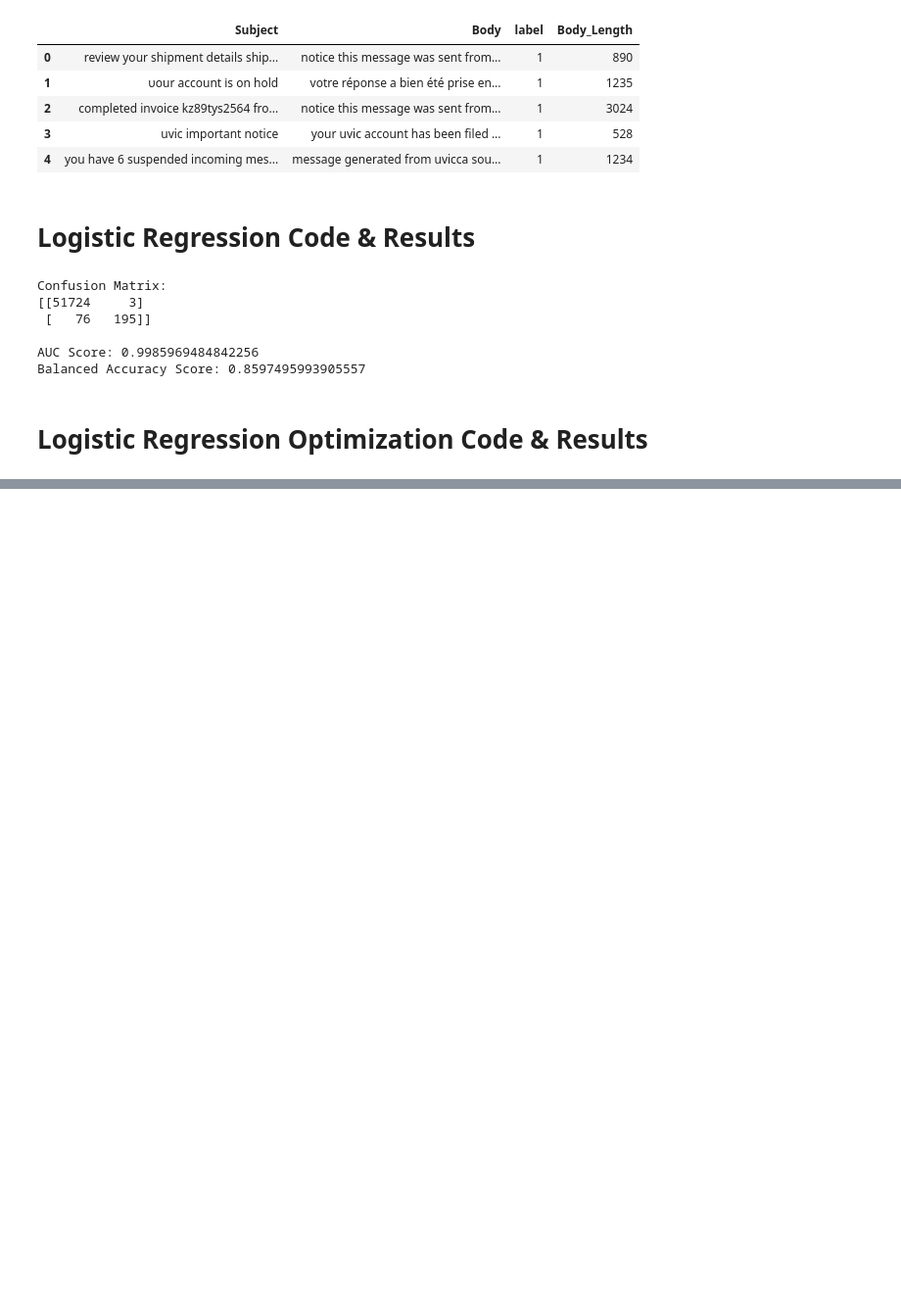
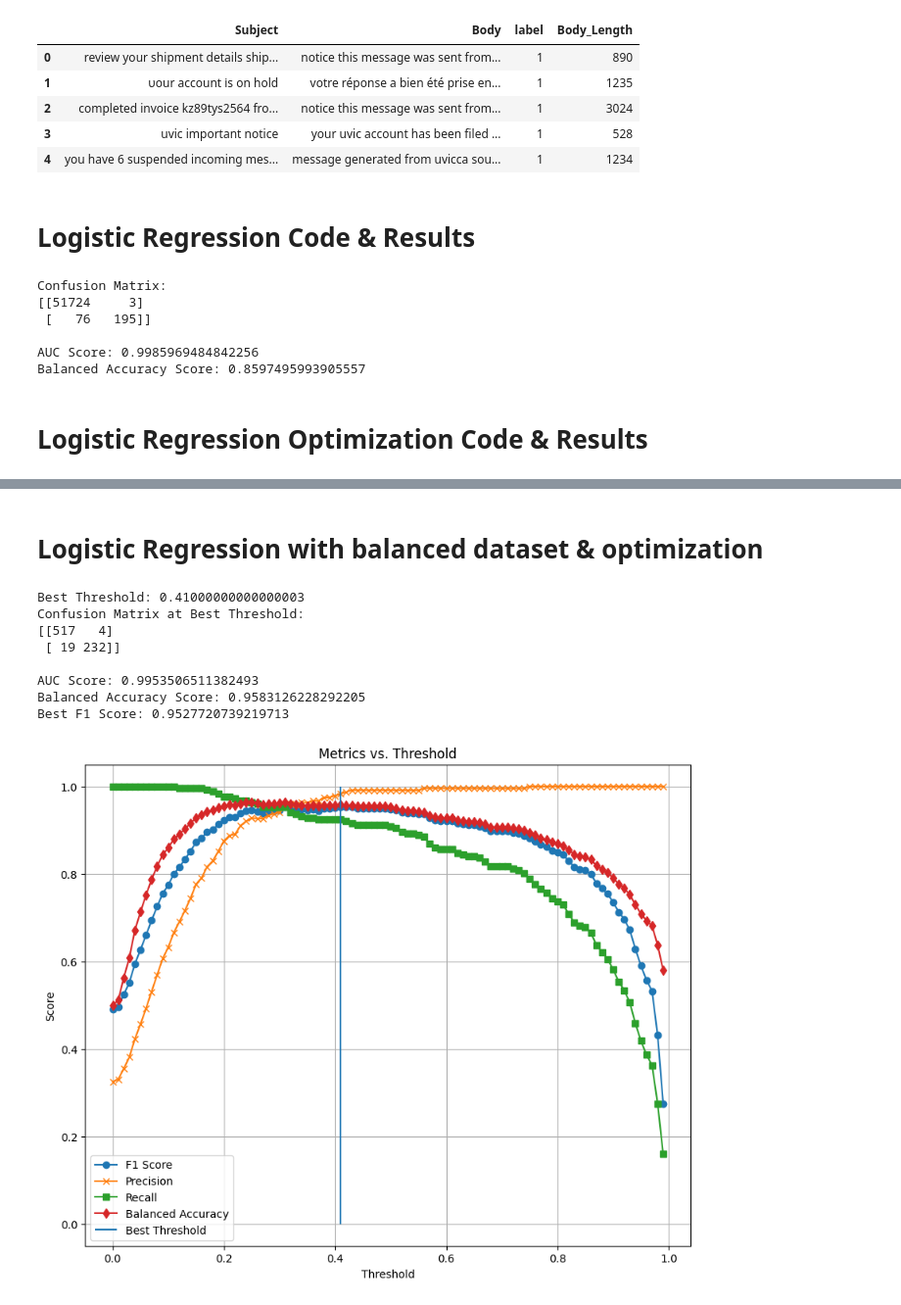
Before and after one commit to paulinagonzalezc/Summer-2024-ECE-597-Group10, a Jupyter notebook: ML_Techniques/LogisticRegression.ipynb, the cells around one changed output, grey strips where cells are left out. Shown at 98% size. Cells and saved outputs as stored; diff of their text form; code cells hidden in the pictures; blank space fills up the shorter version.

Commit message:
using new balanced dataset in LR and optimizations

```diff
--- a/ML_Techniques/LogisticRegression.ipynb
+++ b/ML_Techniques/LogisticRegression.ipynb
@@ -291,0 +346,76 @@ plt.show()
+# %% [markdown]
+# Logistic Regression with balanced dataset & optimization
+# %%
+import numpy as np
+from sklearn.metrics import f1_score, precision_score, recall_score
+import matplotlib.pyplot as plt
+
+# define a range of thresholds
+thresholds = np.arange(0.0, 1.0, 0.01)
+
+# initialize variables to store the best threshold and the best F1 score
+best_threshold = 0.0
+best_f1 = 0.0
+
+# initialize lists to store metrics for each threshold
+f1_scores = []
+precision_scores = []
+recall_scores = []
+balanced_acc_scores = []
+
+# iterate over thresholds to calculate metrics
+for threshold in thresholds:
+    y_pred_custom = (y_pred_prob >= threshold).astype(int)
+    f1 = f1_score(y_test, y_pred_custom)
+    precision = precision_score(y_test, y_pred_custom)
+    recall = recall_score(y_test, y_pred_custom)
+    balanced_acc = balanced_accuracy_score(y_test, y_pred_custom)
+
+    f1_scores.append(f1)
+    precision_scores.append(precision)
+    recall_scores.append(recall)
+    balanced_acc_scores.append(balanced_acc)
+
+    if f1 > best_f1:
+        best_f1 = f1
+        best_threshold = threshold
+
+# evaluate the model with the best threshold
+y_pred_best = (y_pred_prob >= best_threshold).astype(int)
+auc = roc_auc_score(y_test, y_pred_prob)
+cm = confusion_matrix(y_test, y_pred_best)
+balanced_acc = balanced_accuracy_score(y_test, y_pred_best)
+
+print("Best Threshold:", best_threshold)
+print("Confusion Matrix at Best Threshold:")
+print(cm)
+print("\nAUC Score:", auc)
+print("Balanced Accuracy Score:", balanced_acc)
+print("Best F1 Score:", best_f1)
+
+# show trend in the figure
+plt.figure(figsize=(10, 8))
+
+plt.plot(thresholds, f1_scores, label='F1 Score', marker='o')
+plt.plot(thresholds, precision_scores, label='Precision', marker='x')
+plt.plot(thresholds, recall_scores, label='Recall', marker='s')
+plt.plot(thresholds, balanced_acc_scores, label='Balanced Accuracy', marker='d')
+plt.vlines(best_threshold, 0, 1.0, label="Best Threshold")
+
+
+plt.xlabel('Threshold')
+plt.ylabel('Score')
+plt.title('Metrics vs. Threshold')
+plt.legend()
+plt.grid(True)
+plt.show()
+# %% [output]
+Best Threshold: 0.41000000000000003
+Confusion Matrix at Best Threshold:
+[[517   4]
+ [ 19 232]]
+
+AUC Score: 0.9953506511382493
+Balanced Accuracy Score: 0.9583126228292205
+Best F1 Score: 0.9527720739219713
+[figure, added]
```
Also changed, not shown: parts of 2 cells of this notebook.
